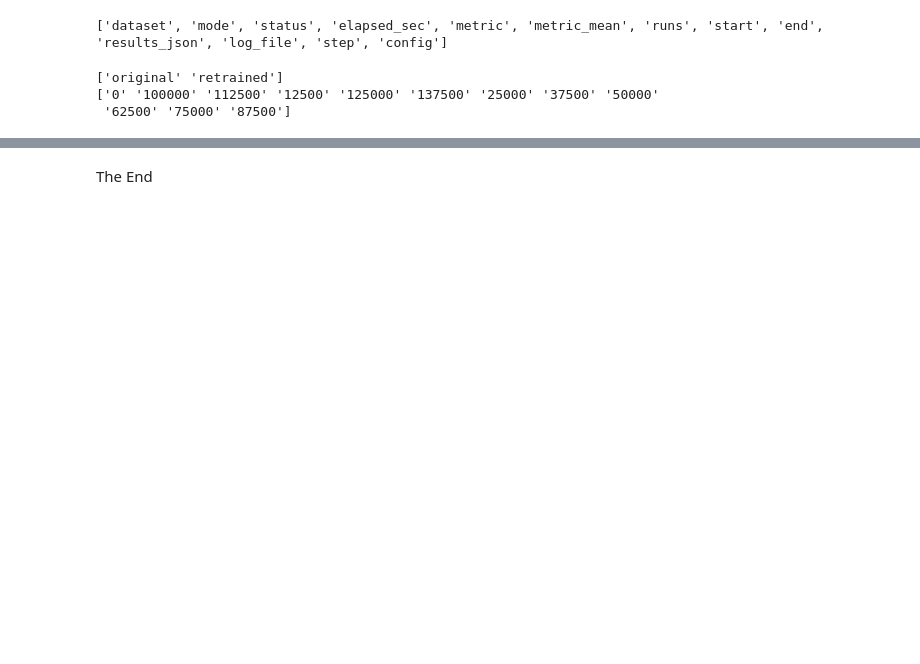
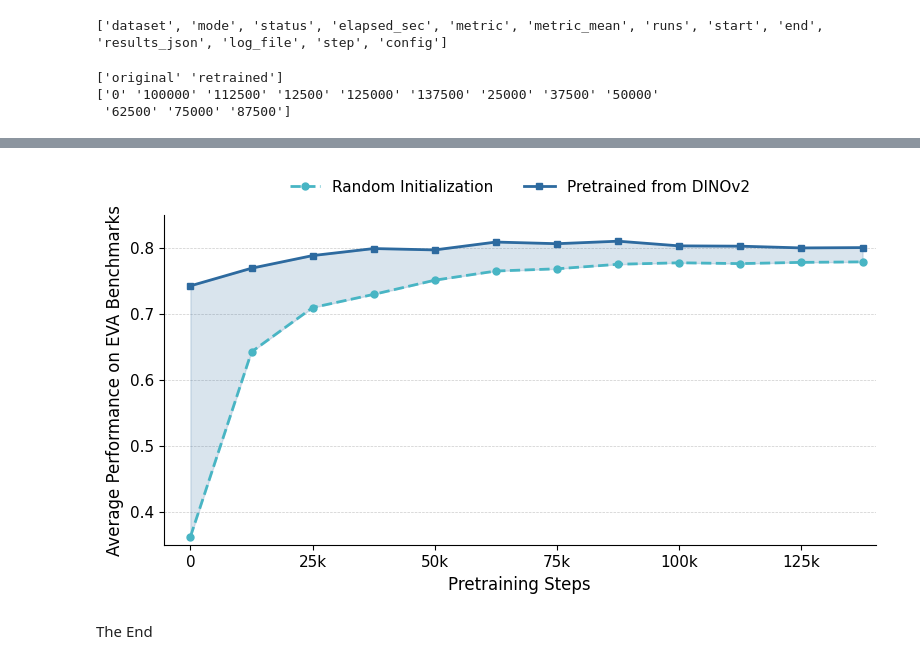
Before and after one commit to sagarigrandhi/OpenMidnight, a Jupyter notebook: notebooks/tile_perf_vs_steps_scratch_vs_retrain.ipynb, the cells around one changed output, grey strips where cells are left out. Drawn from its saved outputs; the diff is of its cells as text; code cells hidden in the pictures; blank space fills up the shorter version.

Commit message:
notebooks update for paper

```diff
--- a/notebooks/tile_perf_vs_steps_scratch_vs_retrain.ipynb
+++ b/notebooks/tile_perf_vs_steps_scratch_vs_retrain.ipynb
@@ -95,3 +95,71 @@ plt.show()
+# %%
+# Paper figure
+import matplotlib.pyplot as plt
+import matplotlib.patches as mpatches
+import numpy as np
+
+# === REPLACE with your actual data loading ===
+# avg_df = combined_df.groupby(['step', 'config'])['metric_mean'].mean().reset_index()
+# avg_df['step'] = avg_df['step'].astype(int)
+# avg_df = avg_df.sort_values('step')
+# scratch_df = avg_df[avg_df['config'] == 'original']
+# retrain_df = avg_df[avg_df['config'] == 'retrained']
+
+# --- Colors ---
+COLOR_PRETRAINED = '#2D6A9F'   # Cobalt
+COLOR_RANDOM     = '#48B5C4'   # Cyan
+
+# --- Plot ---
+fig, ax = plt.subplots(figsize=(8, 4.5))
+
+# Lines
+ax.plot(scratch_df['step'], scratch_df['metric_mean'],
+        linestyle='--', linewidth=2, markersize=5, marker='o', markevery=1,
+        label='Random Initialization', color=COLOR_RANDOM)
+
+ax.plot(retrain_df['step'], retrain_df['metric_mean'],
+        linestyle='-', linewidth=2, markersize=5, marker='s', markevery=1,
+        label='Pretrained from DINOv2', color=COLOR_PRETRAINED)
+
+# Shaded fill between curves (align on shared steps)
+shared_steps = np.intersect1d(scratch_df['step'].values, retrain_df['step'].values)
+scratch_vals = scratch_df.set_index('step').loc[shared_steps, 'metric_mean'].values
+retrain_vals = retrain_df.set_index('step').loc[shared_steps, 'metric_mean'].values
+
+ax.fill_between(shared_steps, scratch_vals, retrain_vals,
+                alpha=0.18, color=COLOR_PRETRAINED)
+
+# --- Axes & style ---
+ax.set_xlabel('Pretraining Steps', fontsize=12)
+ax.set_ylabel('Average Performance on EVA Benchmarks', fontsize=12)
+ax.set_ylim(0.35, 0.85)
+ax.tick_params(axis='both', labelsize=11)
+ax.ticklabel_format(style='plain', axis='x')
+
+# Minimal grid — horizontal only
+ax.yaxis.grid(True, linestyle='--', linewidth=0.5, alpha=0.4, color='gray')
+ax.xaxis.grid(False)
+ax.set_axisbelow(True)
+
+# Remove top/right spines
+ax.spines['top'].set_visible(False)
+ax.spines['right'].set_visible(False)
+
+# Legend
+ax.legend(fontsize=11, frameon=False, loc='lower center', bbox_to_anchor=(0.5, 1.02), ncol=2)
+
+# X-axis limited to the actual data range (no trailing 150k tick with no data)
+max_step = max(scratch_df['step'].max(), retrain_df['step'].max())
+ticks = np.arange(0, max_step + 1, 25000)
+
+ax.set_xticks(ticks)
+ax.set_xticklabels([f'{int(t/1000)}k' if t > 0 else '0' for t in ticks])
+ax.set_xlim(-max_step * 0.04, max_step * 1.02)
+plt.tight_layout()
+plt.savefig('scratch_vs_pretrained.png', dpi=300, bbox_inches='tight')
+plt.show()
+# %% [output]
+[figure, added]
 # %%
 # Plot per-dataset comparison
 individual_df = combined_df.dropna(subset=['metric_mean']).copy()
```
Also changed, not shown: parts of 1 cell of this notebook, 6 other files.
